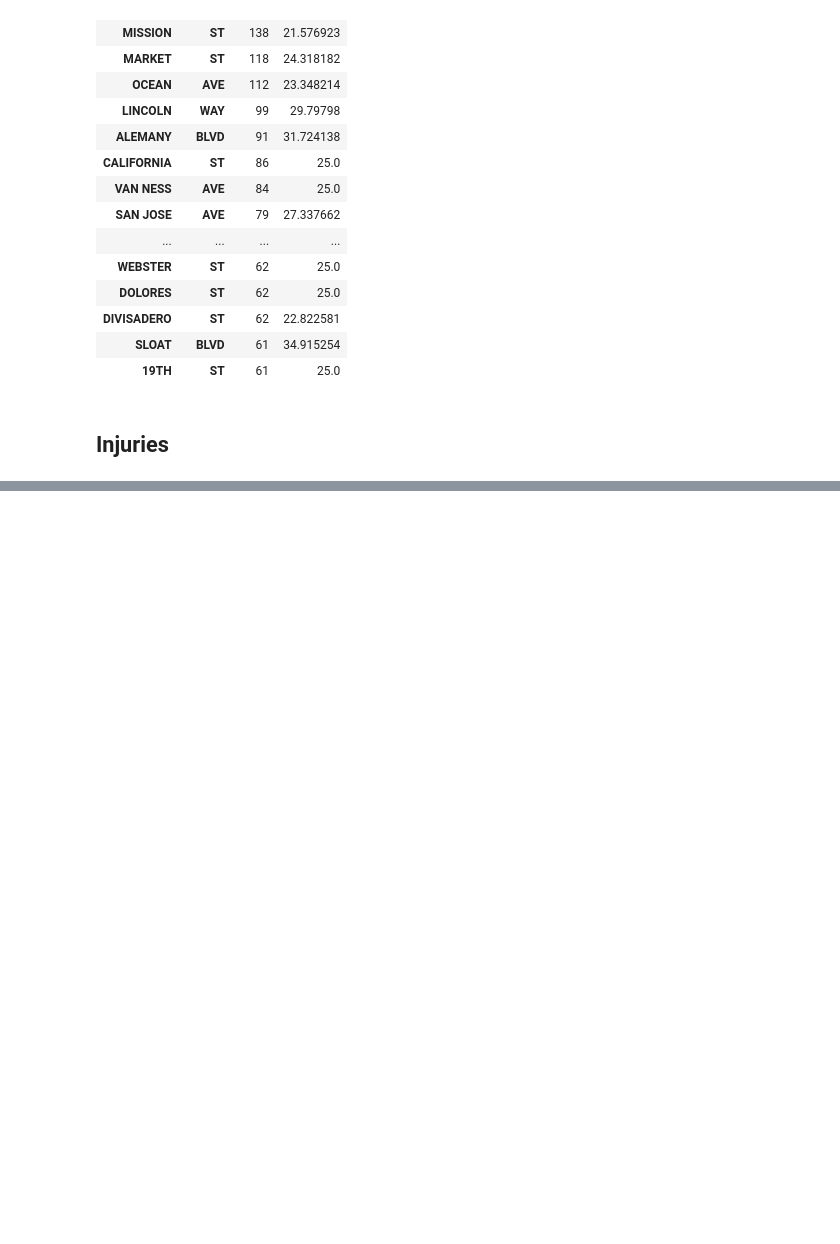
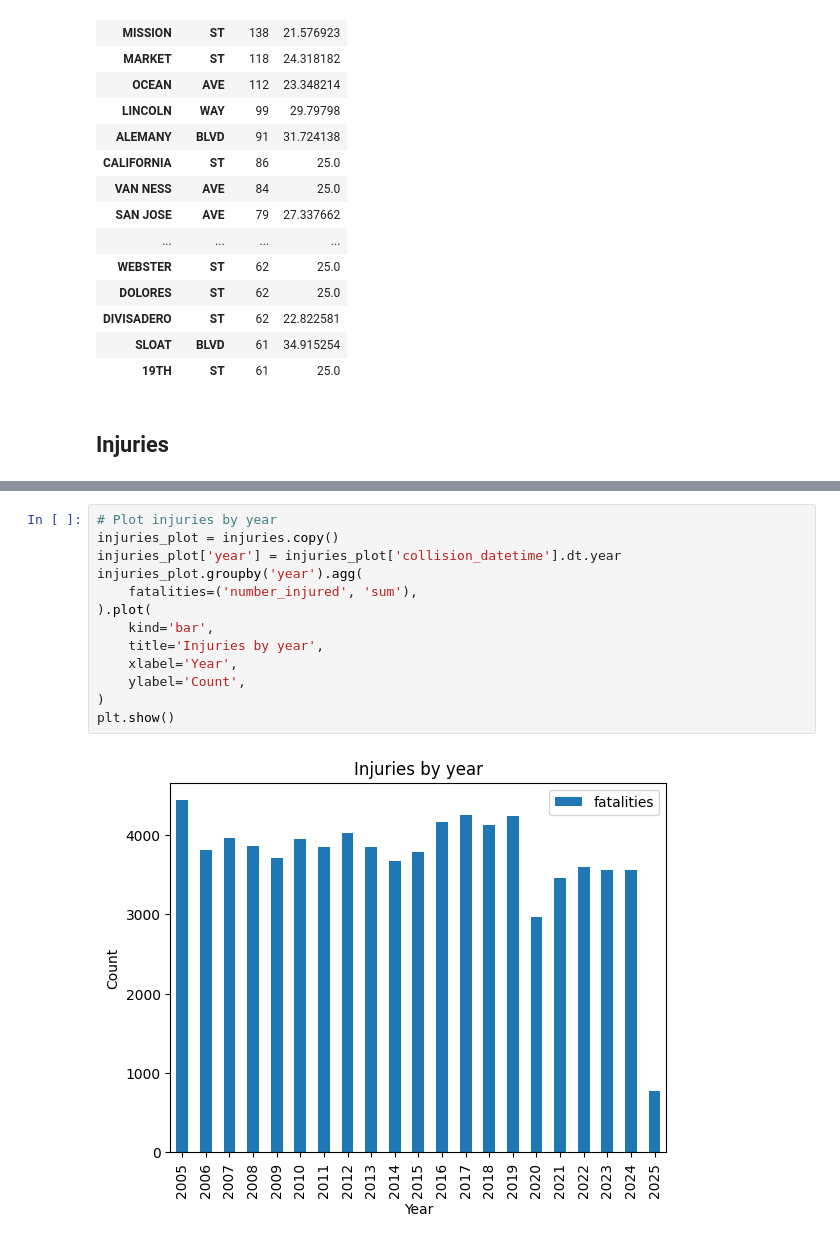
Before and after one commit to babldev/sf-traffic-safety, a Jupyter notebook: traffic.ipynb, the cells around one changed output, grey strips where cells are left out. Cells and saved outputs as stored; diff of their text form; blank space fills up the shorter version.

```diff
--- a/traffic.ipynb
+++ b/traffic.ipynb
@@ -323,0 +636,15 @@ injuries
+# %%
+# Plot injuries by year
+injuries_plot = injuries.copy()
+injuries_plot['year'] = injuries_plot['collision_datetime'].dt.year
+injuries_plot.groupby('year').agg(
+    fatalities=('number_injured', 'sum'),
+).plot(
+    kind='bar',
+    title='Injuries by year',
+    xlabel='Year',
+    ylabel='Count',
+)
+plt.show()
+# %% [output]
+[figure, added]
```
Also changed, not shown: parts of 21 cells of this notebook.
